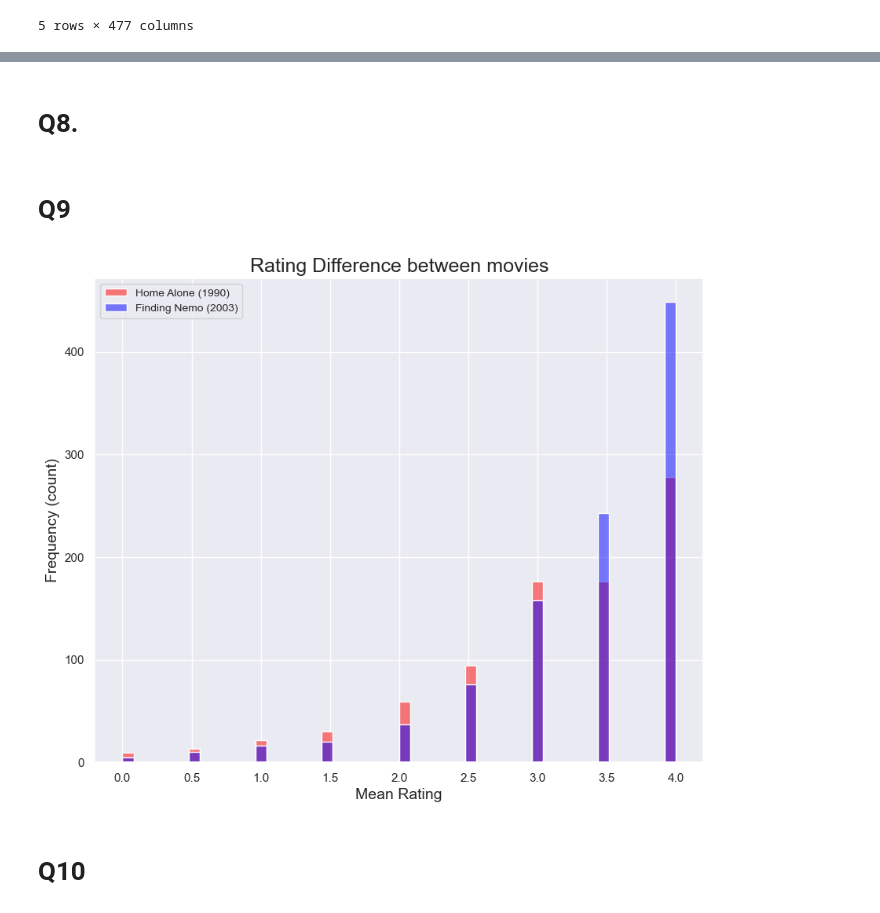
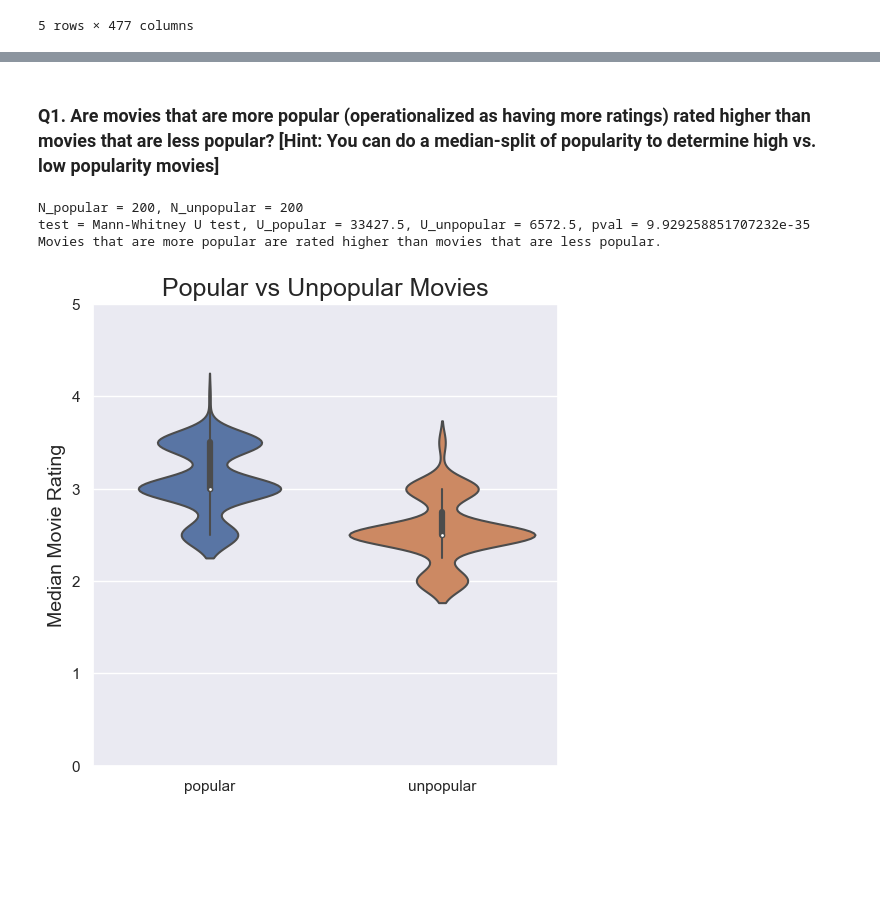
Before and after one commit to mindemory/datascience2022, a Jupyter notebook: datascience_project1.ipynb, the cells around one changed output, grey strips where cells are left out. Saved outputs shown, nothing was run; the diff lists cells and outputs as text; code cells hidden in the pictures; blank space fills up the shorter version.

```diff
--- a/datascience_project1.ipynb
+++ b/datascience_project1.ipynb
@@ -104,20 +51,41 @@ plt.show()
-# %% [markdown]
-# Q8.
-# %% [markdown]
-# Q9
-# %%
-ratings_home_alone = df['Home Alone (1990)'].dropna().to_numpy()
-ratings_finding_nemo = df['Finding Nemo (2003)'].dropna().to_numpy()
-plt.figure(figsize = (10, 8))
-bin_count = 50
-plt.hist(ratings_home_alone, bin_count, color=[1, 0, 0, 0.5], label='Home Alone (1990)')
-plt.hist(ratings_finding_nemo, bin_count, color=[0, 0, 1, 0.5], label='Finding Nemo (2003)')
-plt.title('Rating Difference between movies', fontsize=font_titlesize)
-plt.xlabel('Mean Rating', fontsize=font_axeslabelsize)
-plt.ylabel('Frequency (count)', fontsize=font_axeslabelsize)
-plt.legend(fontsize=font_legendsize)
-plt.show()
-# %% [output]
-[figure, removed]
-# %% [markdown]
-# Q10
+# %% [markdown]
+### Q1. Are movies that are more popular (operationalized as having more ratings) rated higher than movies that are less popular? [Hint: You can do a median-split of popularity to determine high vs. low popularity movies]
+# %%
+movies_popularity = df.count().iloc[0:movie_col_count]
+top_idx = np.where(movies_popularity > np.median(movies_popularity))[0]
+bottom_idx = np.delete(np.arange(movie_col_count), top_idx)
+movies_rating_popular = df.iloc[:, top_idx]
+movies_rating_unpopular = df.iloc[:, bottom_idx]
+
+
+movies_rating_popular_median = movies_rating_popular.median(skipna = True, axis = 0)
+movies_rating_unpopular_median = movies_rating_unpopular.median(skipna = True, axis = 0)
+nx, ny = movies_rating_popular_median.shape[0], movies_rating_unpopular_median.shape[0]
+print(f'N_popular = {nx}, N_unpopular = {ny}')
+U_popular, pval, issignificant = perform_statistical_test('utest', movies_rating_popular_median, movies_rating_unpopular_median, 'greater')
+U_unpopular = nx*ny - U_popular
+print(f'test = Mann-Whitney U test, U_popular = {round(U_popular, 4)}, U_unpopular = {round(U_unpopular, 4)}, pval = {pval}')
+if issignificant:
+    print('Movies that are more popular are rated higher than movies that are less popular.')
+else:
+    print('Movies that are more popular are not rated higher than movies that are less popular.')
+
+data = {
+    'popular' : movies_rating_popular_median,
+    'unpopular' : movies_rating_unpopular_median
+}
+maxsize = max([a.size for a in data.values()])
+data_pad = {k:np.pad(v, pad_width=(0,maxsize-v.size,), mode='constant', constant_values=np.nan) for k,v in data.items()}
+df_temp = pd.DataFrame(data_pad)
+
+fig, ax = plt.subplots(figsize = (6, 6))
+sns.violinplot(data=df_temp)
+plt.title('Popular vs Unpopular Movies', fontsize=font_titlesize)
+plt.ylabel('Median Movie Rating', fontsize=font_axeslabelsize)
+plt.ylim([0, 5])
+plt.show()
+# %% [output]
+N_popular = 200, N_unpopular = 200
+test = Mann-Whitney U test, U_popular = 33427.5, U_unpopular = 6572.5, pval = 9.929258851707232e-35
+Movies that are more popular are rated higher than movies that are less popular.
+[figure, added]
```
Also changed, not shown: parts of 31 cells of this notebook, 3 other files.
